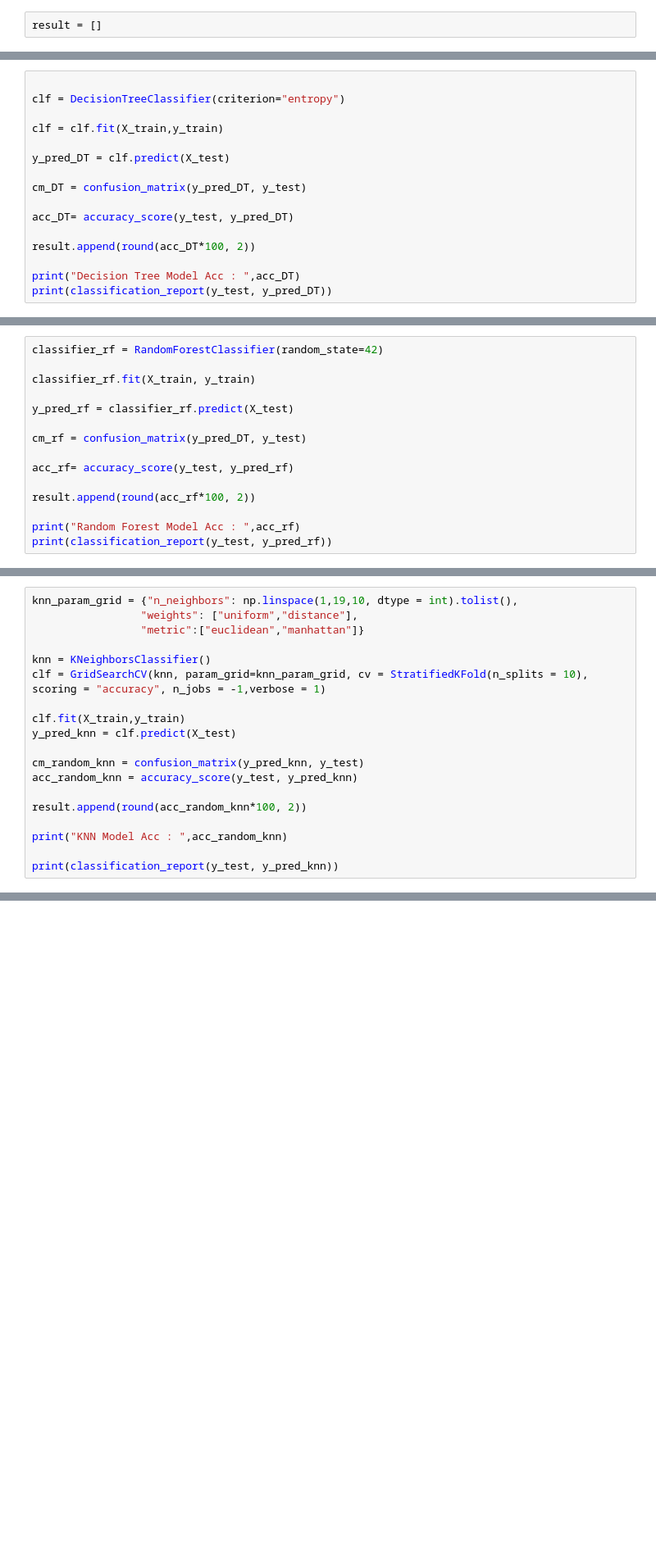
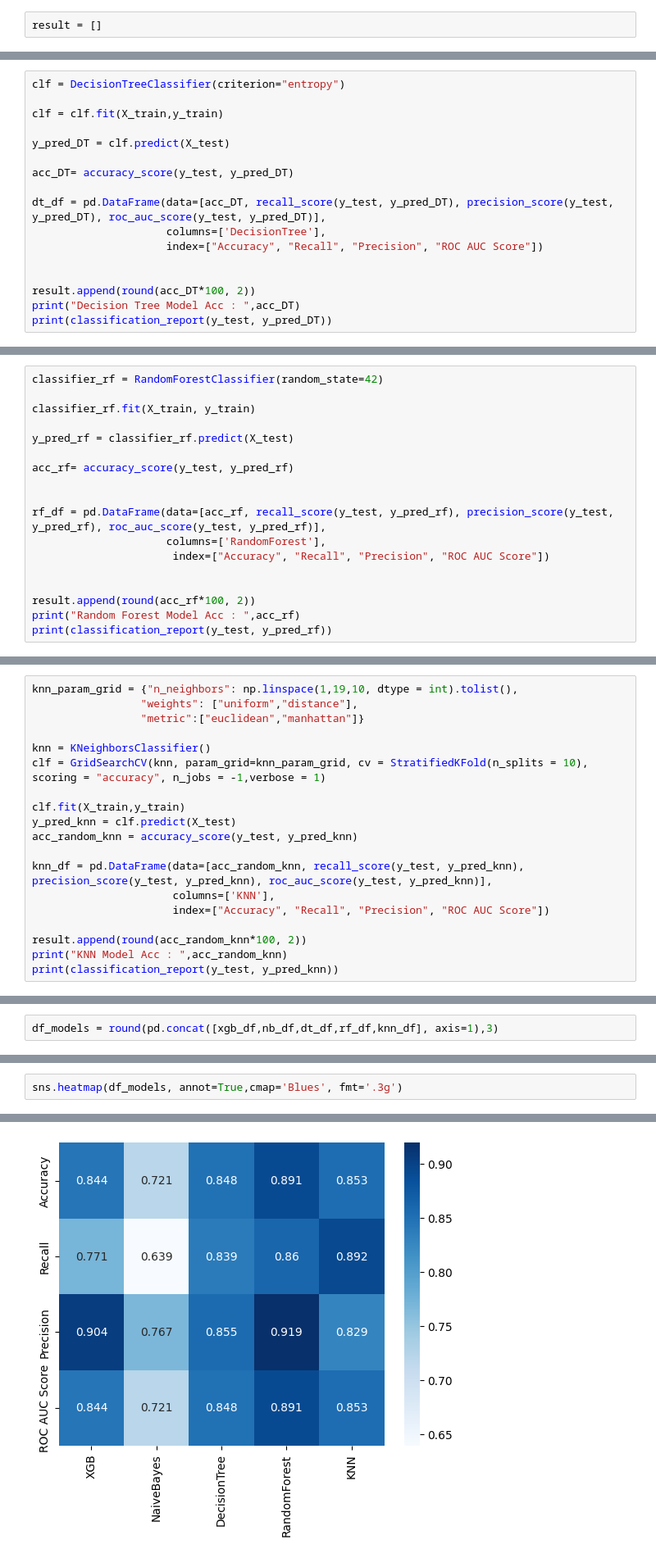
Before and after one commit to bkamantha/HR-Analytics, a Jupyter notebook: datamodling.ipynb, the cells around one changed output, grey strips where cells are left out. Shown: that part at 82% size. Saved outputs shown, nothing was run; the diff lists cells and outputs as text; blank space fills up the shorter version.

Commit message:
adding heatmap

```diff
--- a/datamodling.ipynb
+++ b/datamodling.ipynb
@@ -238,19 +258,20 @@ NaiveBayes Model Acc :  72.10056772100569
    macro avg       0.73      0.72      0.72      4932
 weighted avg       0.73      0.72      0.72      4932
 # %%
-
 clf = DecisionTreeClassifier(criterion="entropy")
 
 clf = clf.fit(X_train,y_train)
 
 y_pred_DT = clf.predict(X_test)
 
-cm_DT = confusion_matrix(y_pred_DT, y_test)
-
 acc_DT= accuracy_score(y_test, y_pred_DT)
 
+dt_df = pd.DataFrame(data=[acc_DT, recall_score(y_test, y_pred_DT), precision_score(y_test, y_pred_DT), roc_auc_score(y_test, y_pred_DT)],
+                     columns=['DecisionTree'],
+                     index=["Accuracy", "Recall", "Precision", "ROC AUC Score"])
+
+
 result.append(round(acc_DT*100, 2))
-
 print("Decision Tree Model Acc : ",acc_DT)
 print(classification_report(y_test, y_pred_DT))
 # %% [output]
@@ -270,12 +291,15 @@ classifier_rf.fit(X_train, y_train)
 
 y_pred_rf = classifier_rf.predict(X_test)
 
-cm_rf = confusion_matrix(y_pred_DT, y_test)
-
 acc_rf= accuracy_score(y_test, y_pred_rf)
 
+
+rf_df = pd.DataFrame(data=[acc_rf, recall_score(y_test, y_pred_rf), precision_score(y_test, y_pred_rf), roc_auc_score(y_test, y_pred_rf)],
+                     columns=['RandomForest'],
+                      index=["Accuracy", "Recall", "Precision", "ROC AUC Score"])
+
+
 result.append(round(acc_rf*100, 2))
-
 print("Random Forest Model Acc : ",acc_rf)
 print(classification_report(y_test, y_pred_rf))
 # %% [output]
@@ -298,14 +322,14 @@ clf = GridSearchCV(knn, param_grid=knn_param_grid, cv = StratifiedKFold(n_splits
 
 clf.fit(X_train,y_train)
 y_pred_knn = clf.predict(X_test)
-
-cm_random_knn = confusion_matrix(y_pred_knn, y_test)
 acc_random_knn = accuracy_score(y_test, y_pred_knn)
 
+knn_df = pd.DataFrame(data=[acc_random_knn, recall_score(y_test, y_pred_knn), precision_score(y_test, y_pred_knn), roc_auc_score(y_test, y_pred_knn)],
+                      columns=['KNN'],
+                      index=["Accuracy", "Recall", "Precision", "ROC AUC Score"])
+
 result.append(round(acc_random_knn*100, 2))
-
 print("KNN Model Acc : ",acc_random_knn)
-
 print(classification_report(y_test, y_pred_knn))
 # %% [output]
 Fitting 10 folds for each of 40 candidates, totalling 400 fits
@@ -318,3 +342,5 @@ KNN Model Acc :  0.8534063260340633
     accuracy                           0.85      4932
    macro avg       0.86      0.85      0.85      4932
 weighted avg       0.86      0.85      0.85      4932
+# %%
+df_models = round(pd.concat([xgb_df,nb_df,dt_df,rf_df,knn_df], axis=1),3)
@@ -320,0 +355,3 @@ weighted avg       0.86      0.85      0.85      4932
+# %%
+sns.heatmap(df_models, annot=True,cmap='Blues', fmt='.3g')
+# %% [output]
@@ -321,3 +359,4 @@ weighted avg       0.86      0.85      0.85      4932
+[figure, added]
 # %%
 results = pd.DataFrame({
     "Models": ["XGBoost", "NaiveBayes", "Decision Tree", "Random Forest", "KNN"],
```
Also changed, not shown: parts of 8 cells of this notebook.
